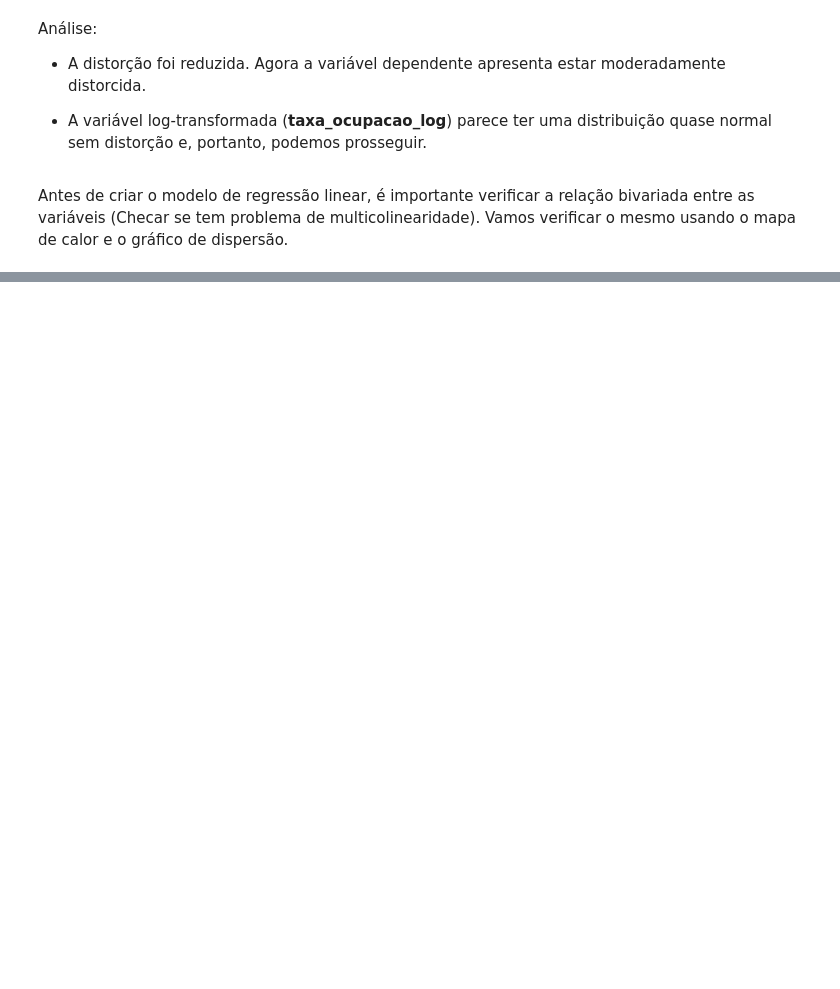
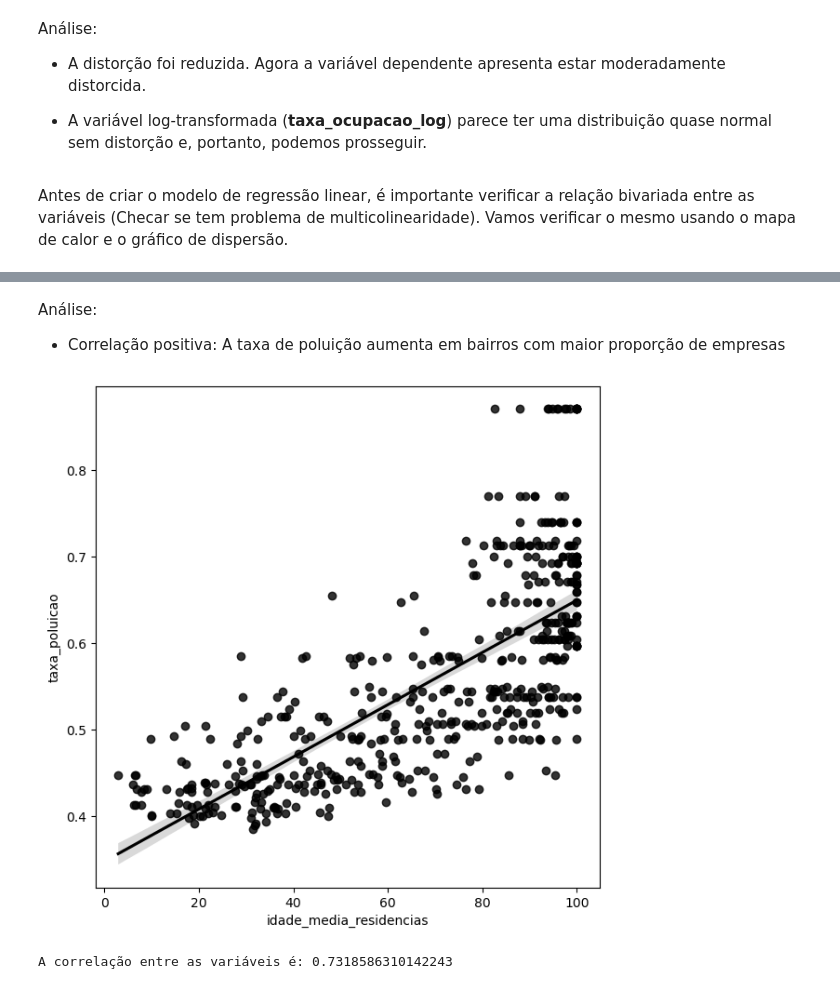
Before and after one commit to anandasouza/Aplicacao-e-Interpretacao-de-Testes-estatisticos, a Jupyter notebook: projeto.ipynb, the cells around one changed output, grey strips where cells are left out. Saved outputs shown, nothing was run; the diff lists cells and outputs as text; code cells hidden in the pictures; blank space fills up the shorter version.

```diff
--- a/projeto.ipynb
+++ b/projeto.ipynb
@@ -203,0 +272,17 @@ Antes de criar o modelo de regressão linear, é importante verificar a relaçã
+# %% [markdown]
+Análise:
+- Correlação positiva: A taxa de poluição aumenta em bairros com maior proporção de empresas
+# %%
+#Scatterplot Idade média residências X Taxa de poluição
+plt.figure(figsize = (7,7))
+sns.regplot(x = 'idade_media_residencias', y= 'taxa_poluicao', data = dados, color = 'black')
+plt.show()
+# %% [output]
+[figure, added]
+# %%
+#Coeficiente de correlação
+#Pearson é um teste estatístico paramétrico que mede a correlação entre duas variáveis
+print('A correlação entre as variáveis é:', pearsonr(dados['idade_media_residencias'],
+                                                     dados['taxa_poluicao'])[0])
+# %% [output]
+A correlação entre as variáveis é: 0.7318586310142243
```
Also changed, not shown: parts of 20 cells of this notebook.
